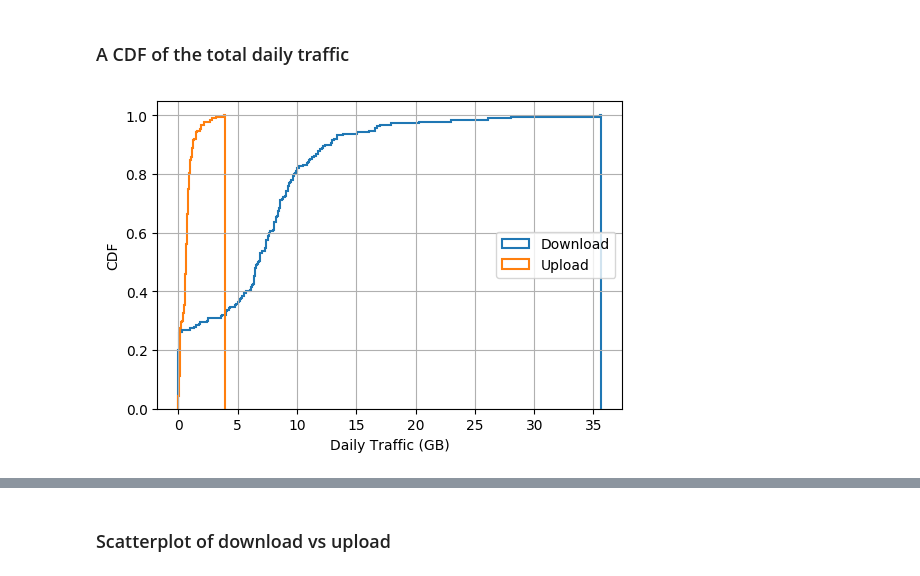
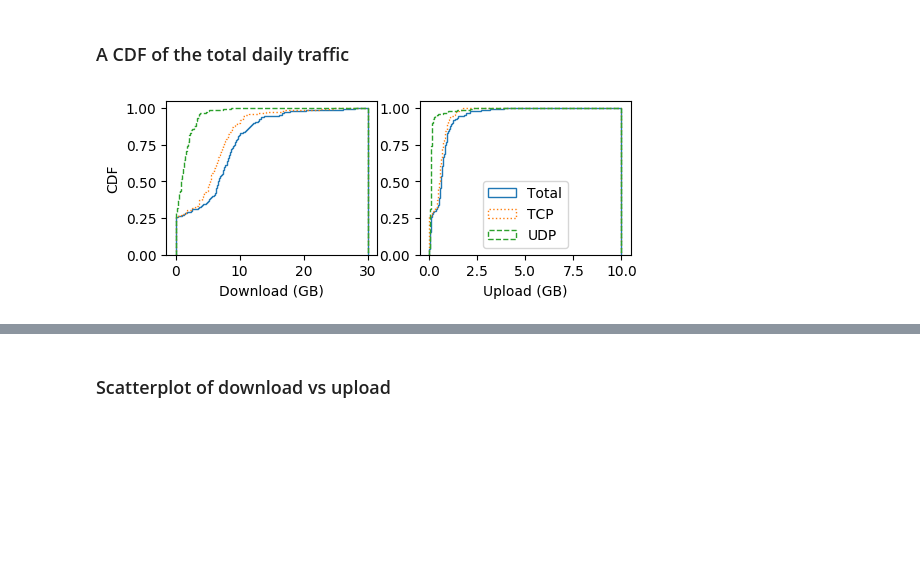
Before and after one commit to amreesh/inethi-traffic-analysis, a Jupyter notebook: iNethi-Analytics.ipynb, the cells around one changed output, grey strips where cells are left out. Saved outputs shown, nothing was run; the diff lists cells and outputs as text; code cells hidden in the pictures; blank space fills up the shorter version.

Commit message:
new plots

```diff
--- a/iNethi-Analytics.ipynb
+++ b/iNethi-Analytics.ipynb
@@ -242,21 +242,31 @@ plt.show()
 # %%
 n_bins = 500
 
-fig, ax = plt.subplots(figsize=(6, 4))
+fig, (ax1,ax2) = plt.subplots(nrows=1, ncols=2, figsize=(6, 2))
 
-ax.hist(df_total['download_bytes'], n_bins, density=1, histtype='step', #range=[0, 500],
-                     linewidth=1.5, cumulative=True, label="Download")
-ax.hist(df_total['upload_bytes'], n_bins, density=1, histtype='step',# range=[0, 500],
-                     linewidth=1.5, cumulative=True, label="Upload")
+ax1.hist(df_downup['download'], n_bins, density=1, histtype='step', range=[0, 30],
+                     linewidth=1, cumulative=True, label="Total")
+ax1.hist(df_downup['tcp_down'], n_bins, density=1, histtype='step', range=[0, 30],
+                     linewidth=1, cumulative=True, label="TCP", linestyle=":")
+ax1.hist(df_downup['udp_down'], n_bins, density=1, histtype='step', range=[0, 30],
+                     linewidth=1, cumulative=True, label="UDP", linestyle="--")
+
+ax2.hist(df_downup['upload'], n_bins, density=1, histtype='step', range=[0, 10],
+                     linewidth=1, cumulative=True, label="Total")
+ax2.hist(df_downup['tcp_up'], n_bins, density=1, histtype='step', range=[0, 10],
+                     linewidth=1, cumulative=True, label="TCP", linestyle=":")
+ax2.hist(df_downup['udp_up'], n_bins, density=1, histtype='step', range=[0, 10],
+                     linewidth=1, cumulative=True, label="UDP", linestyle="--")
 
 # tidy up the figure
-ax.grid(True)
-ax.legend(loc='right')
+#ax1.grid(True)
+ax2.legend(loc='lower center')
 #ax.set_title('CDF Download vs Upload')
-ax.set_xlabel('Daily Traffic (GB)')
-ax.set_ylabel('CDF')
+ax1.set_xlabel('Download (GB)')
+ax2.set_xlabel('Upload (GB)')
+ax1.set_ylabel('CDF')
 
 plt.savefig("plots/cdf_download_vs_upload.pdf")
 plt.show()
 # %% [output]
-[figure, old version]
+[figure, new version]
```
Also changed, not shown: parts of 2 cells of this notebook, 2 other files.
